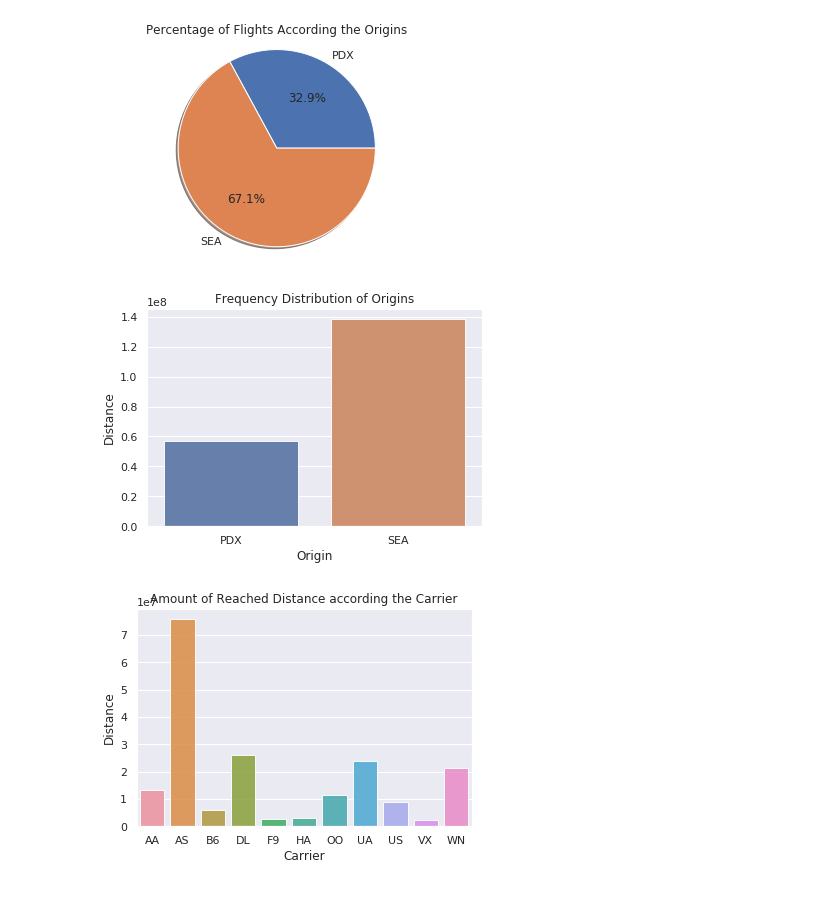
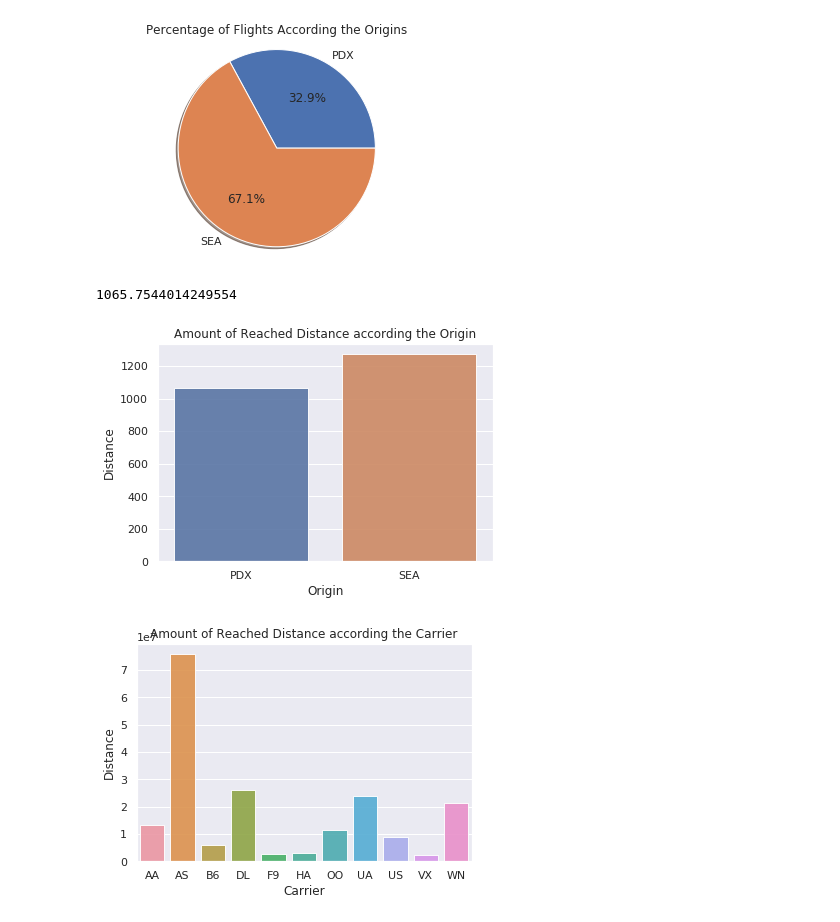
Before and after one commit to arivle/FlightDMS, a Jupyter notebook: dms.ipynb, the cells around one changed output. Saved outputs shown, nothing was run; the diff lists cells and outputs as text; code cells hidden in the pictures.

```diff
--- a/dms.ipynb
+++ b/dms.ipynb
@@ -103,15 +104,18 @@ plt.show()
 # %% [output]
 [figure]
 # %%
-distance_count = df_flights.groupby('origin')['distance'].sum()
+distance_count = df_flights.groupby('origin')['distance'].mean()
+dataPDX = distance_count.loc['PDX']
+print(dataPDX)
 sns.set(style="darkgrid")
 sns.barplot(distance_count.index, distance_count.values, alpha=0.9)
 plt.title('Amount of Reached Distance according the Origin')
 plt.ylabel('Distance', fontsize=12)
 plt.xlabel('Origin', fontsize=12)
 plt.show()
 # %% [output]
+1065.7544014249554
-[figure, old version]
+[figure, new version]
 # %%
 distance_count = df_flights.groupby('carrier')['distance'].sum()
 sns.set(style="darkgrid")
```
Also changed, not shown: parts of 1 cell of this notebook.
